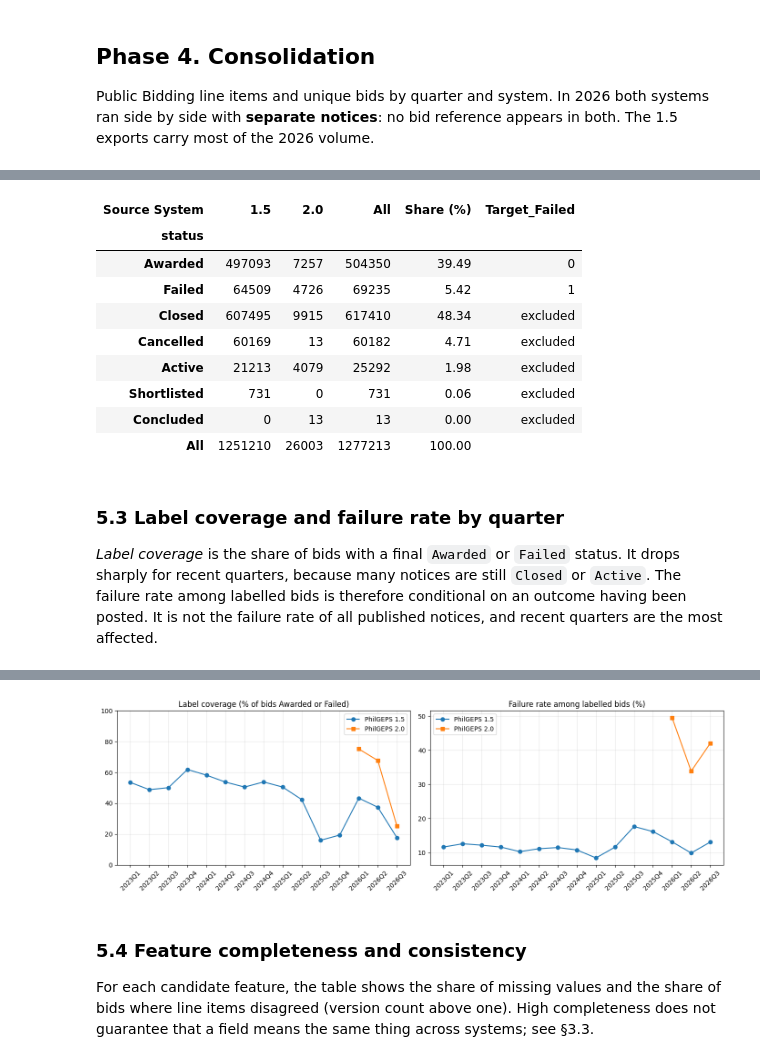
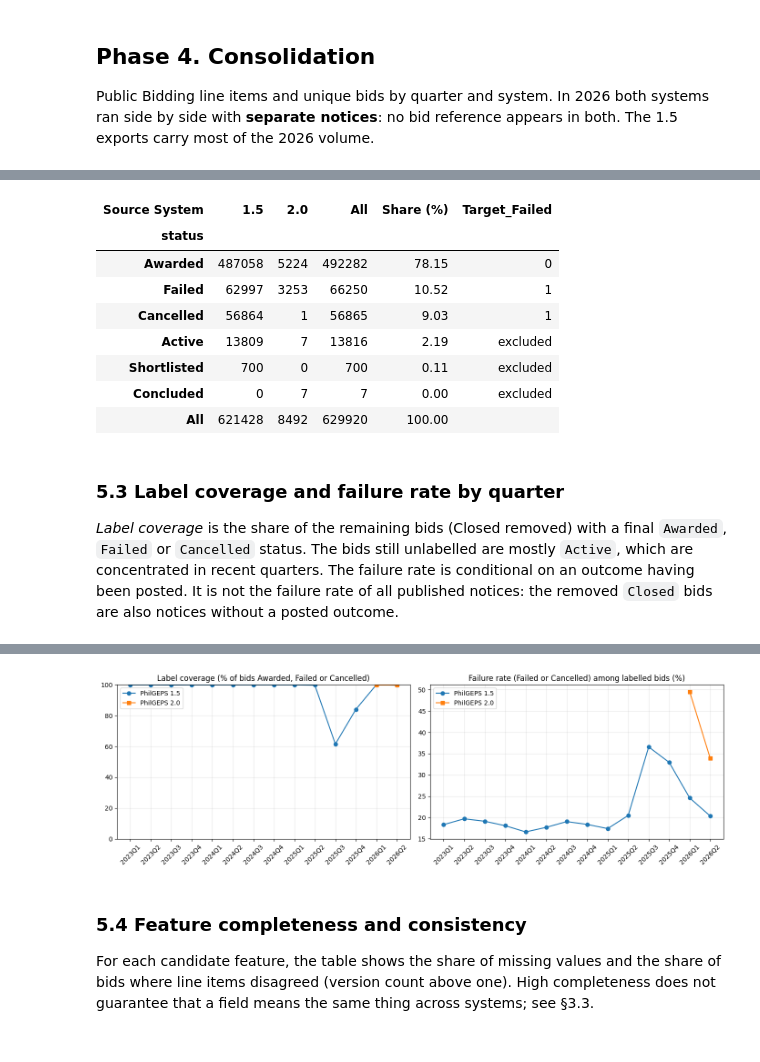
Before and after one commit to deyosa/philgeps-ml-project, a Jupyter notebook: notebooks/01_data_preparation_and_eda.ipynb, the cells around one changed output, grey strips where cells are left out. Saved outputs shown, nothing was run; the diff lists cells and outputs as text; code cells hidden in the pictures.

```diff
--- a/notebooks/01_data_preparation_and_eda.ipynb
+++ b/notebooks/01_data_preparation_and_eda.ipynb
@@ -92,9 +93,12 @@ dup_check = pd.DataFrame(dup_check)
 display(dup_check)
 
 dups = set(dup_check.loc[dup_check["Identical (MD5)"], "2.0 file"])
-inventory["Used"] = np.where(inventory.File.isin(dups), "skipped: duplicate of 1.5 file", "used")
+in_window = (inventory.Year.astype(str) + inventory.Quarter).isin(pf.STUDY_QUARTERS)
+inventory["Used"] = np.select([inventory.File.isin(dups), ~in_window],
+                              ["skipped: duplicate of 1.5 file", "skipped: after the 2026 Q2 study window"], "used")
 display(inventory)
-print(f"Files used: {(inventory.Used == 'used').sum()} | skipped duplicates: {len(dups)}")
+print(f"Files used: {(inventory.Used == 'used').sum()} | skipped duplicates: {len(dups)} | "
+      f"skipped, outside the study window: {inventory.Used.str.contains('window').sum()}")
 # %% [output]
 |  | 2.0 file | 1.5 file | Identical (MD5) |
 | 0 | 2.0_2023_Q1.csv | 1.5_2023_Q1.csv | True |
@@ -540,7 +552,7 @@ def status_table(frame):
     t = pd.crosstab(frame["status"], frame["Source System"], margins=True, margins_name="All")
     t = t.reindex([s for s in pf.STATUS_ORDER if s in t.index] + ["All"])
     t["Share (%)"] = (t["All"] / len(frame) * 100).round(2)
-    t["Target_Failed"] = t.index.map({"Awarded": "0", "Failed": "1"}).fillna("excluded")
+    t["Target_Failed"] = t.index.map({"Awarded": "0", "Failed": "1", "Cancelled": "1"}).fillna("excluded")
     t.loc["All", "Target_Failed"] = ""
     return t
 
@@ -548,18 +560,17 @@ display(status_table(bids))
 # %% [output]
 | Source System | 1.5 | 2.0 | All | Share (%) | Target_Failed |
 | status |  |  |  |  |  |
-| Awarded | 497093 | 7257 | 504350 | 39.49 | 0 |
-| Failed | 64509 | 4726 | 69235 | 5.42 | 1 |
-| Closed | 607495 | 9915 | 617410 | 48.34 | excluded |
-| Cancelled | 60169 | 13 | 60182 | 4.71 | excluded |
-| Active | 21213 | 4079 | 25292 | 1.98 | excluded |
-| Shortlisted | 731 | 0 | 731 | 0.06 | excluded |
-| Concluded | 0 | 13 | 13 | 0.00 | excluded |
-| All | 1251210 | 26003 | 1277213 | 100.00 |  |
+| Awarded | 487058 | 5224 | 492282 | 78.15 | 0 |
+| Failed | 62997 | 3253 | 66250 | 10.52 | 1 |
+| Cancelled | 56864 | 1 | 56865 | 9.03 | 1 |
+| Active | 13809 | 7 | 13816 | 2.19 | excluded |
+| Shortlisted | 700 | 0 | 700 | 0.11 | excluded |
+| Concluded | 0 | 7 | 7 | 0.00 | excluded |
+| All | 621428 | 8492 | 629920 | 100.00 |  |
 # %% [markdown]
 ### 5.3 Label coverage and failure rate by quarter
 
-*Label coverage* is the share of bids with a final `Awarded` or `Failed` status. It drops sharply for recent quarters, because many notices are still `Closed` or `Active`. The failure rate among labelled bids is therefore conditional on an outcome having been posted. It is not the failure rate of all published notices, and recent quarters are the most affected.
+*Label coverage* is the share of the remaining bids (Closed removed) with a final `Awarded`, `Failed` or `Cancelled` status. The bids still unlabelled are mostly `Active`, which are concentrated in recent quarters. The failure rate is conditional on an outcome having been posted. It is not the failure rate of all published notices: the removed `Closed` bids are also notices without a posted outcome.
 # %%
 cov = bids.groupby(["source_quarter", "Source System"], observed=True).agg(
     bids=("status", "size"),
@@ -575,8 +586,8 @@ for system, style in [("1.5", "-o"), ("2.0", "-s")]:
     sub = cov.xs(system, level="Source System")
     axes[0].plot(sub.index.astype(str), sub["Label coverage (%)"], style, label=f"PhilGEPS {system}")
     axes[1].plot(sub.index.astype(str), sub["Failure rate among labelled (%)"], style, label=f"PhilGEPS {system}")
-axes[0].set_title("Label coverage (% of bids Awarded or Failed)"); axes[0].set_ylim(0, 100)
-axes[1].set_title("Failure rate among labelled bids (%)")
+axes[0].set_title("Label coverage (% of bids Awarded, Failed or Cancelled)"); axes[0].set_ylim(0, 100)
+axes[1].set_title("Failure rate (Failed or Cancelled) among labelled bids (%)")
 for ax in axes:
     ax.tick_params(axis="x", rotation=45); ax.legend(); ax.grid(alpha=.3)
 plt.tight_layout(); plt.show()
@@ -602,4 +613,4 @@ plt.tight_layout(); plt.show()
-[figure, old version]
+[figure, new version]
 # %% [markdown]
 ### 5.4 Feature completeness and consistency
 
```
Also changed, not shown: parts of 23 cells of this notebook, 4 other files.
